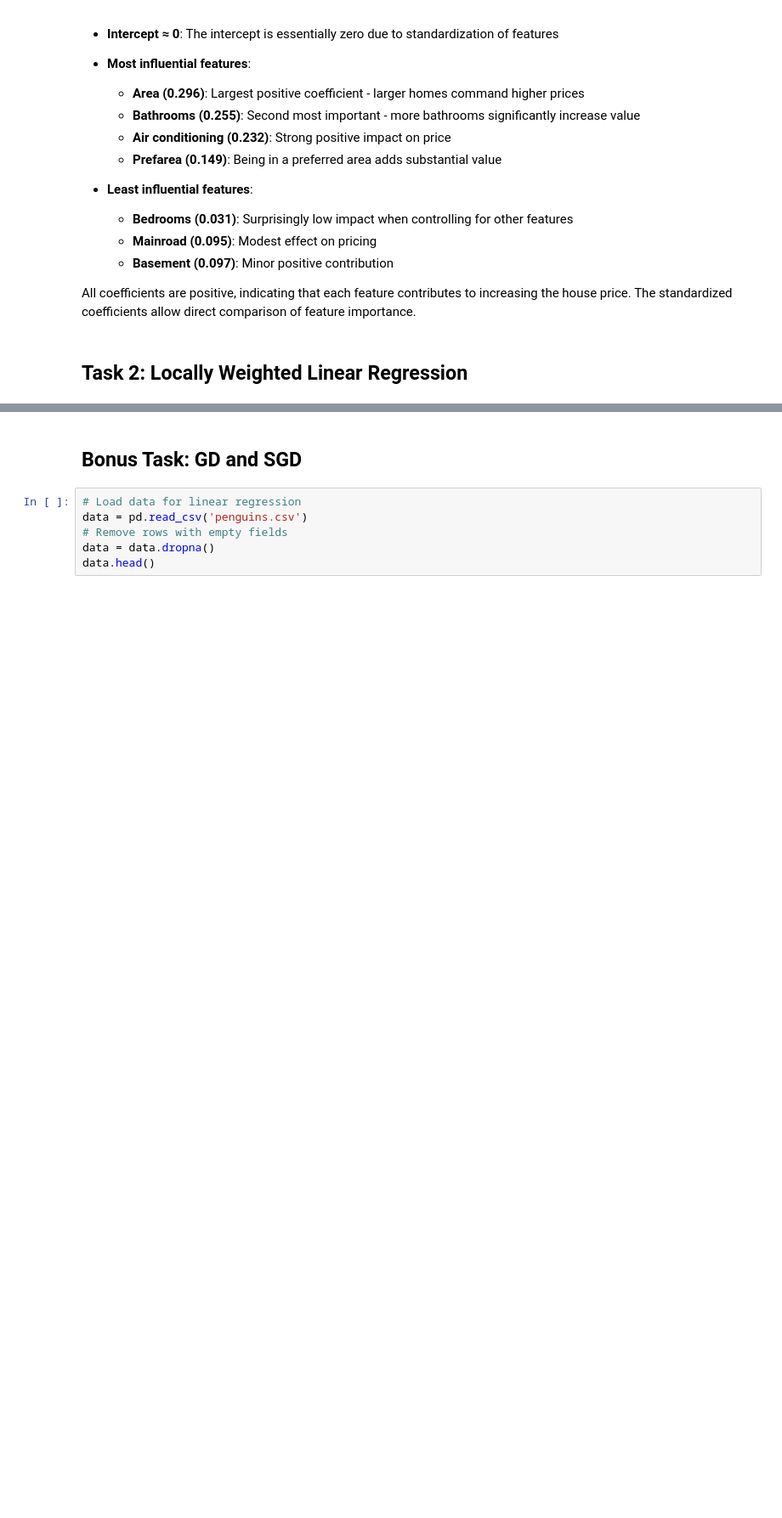
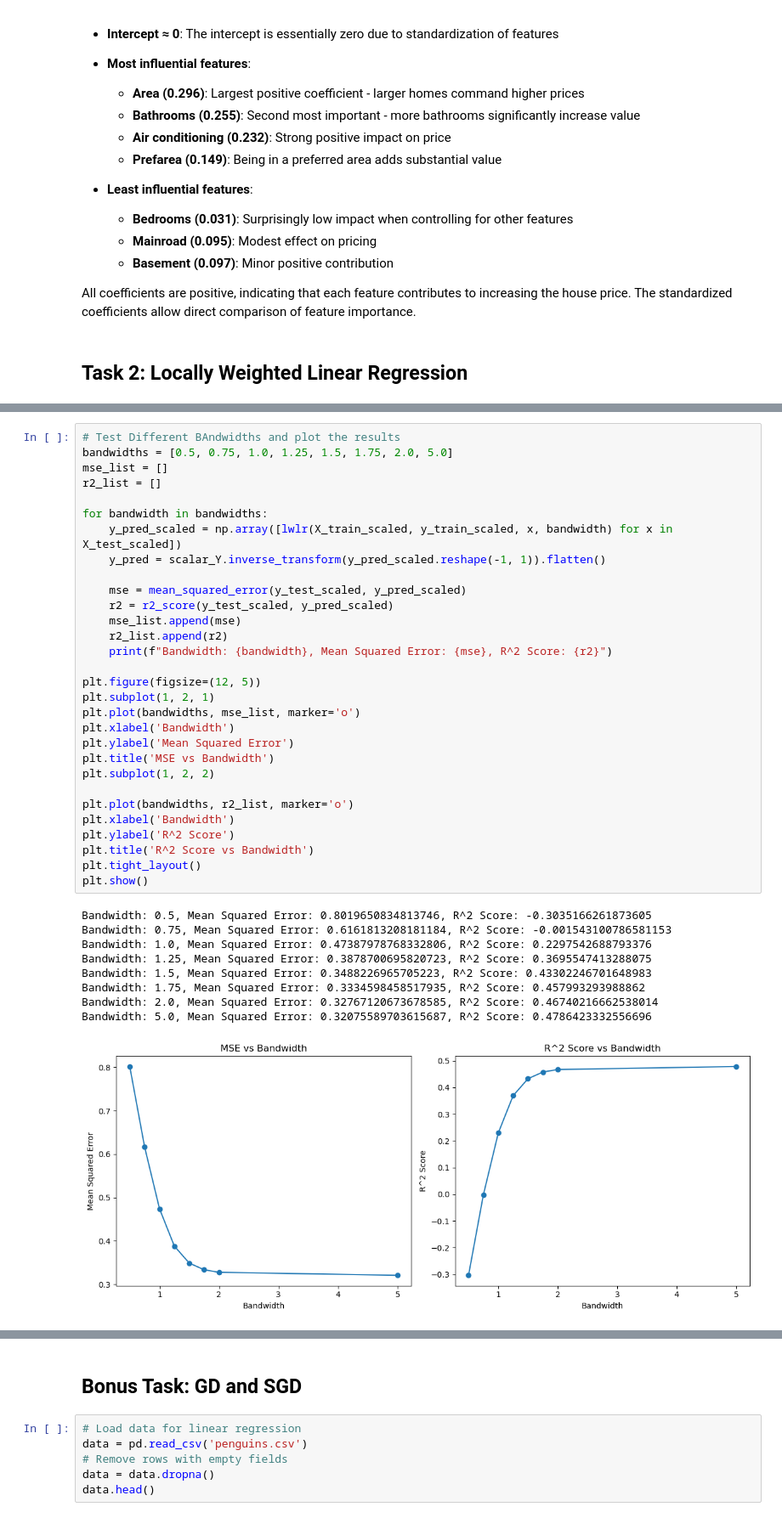
Before and after one commit to tonyechen/TECHIN_513, a Jupyter notebook: lab4/lab 4_starter_code.ipynb, the cells around one changed output, grey strips where cells are left out. Shown at 85% size. Drawn from its saved outputs; the diff is of its cells as text; blank space fills up the shorter version.

```diff
--- a/lab4/lab 4_starter_code.ipynb
+++ b/lab4/lab 4_starter_code.ipynb
@@ -168,0 +211,40 @@ tips.head()
+# %%
+# Test Different BAndwidths and plot the results
+bandwidths = [0.5, 0.75, 1.0, 1.25, 1.5, 1.75, 2.0, 5.0]
+mse_list = []
+r2_list = []
+
+for bandwidth in bandwidths:
+    y_pred_scaled = np.array([lwlr(X_train_scaled, y_train_scaled, x, bandwidth) for x in X_test_scaled])
+    y_pred = scalar_Y.inverse_transform(y_pred_scaled.reshape(-1, 1)).flatten()
+
+    mse = mean_squared_error(y_test_scaled, y_pred_scaled)
+    r2 = r2_score(y_test_scaled, y_pred_scaled)
+    mse_list.append(mse)
+    r2_list.append(r2)
+    print(f"Bandwidth: {bandwidth}, Mean Squared Error: {mse}, R^2 Score: {r2}")
+
+plt.figure(figsize=(12, 5))
+plt.subplot(1, 2, 1)
+plt.plot(bandwidths, mse_list, marker='o')
+plt.xlabel('Bandwidth')
+plt.ylabel('Mean Squared Error')
+plt.title('MSE vs Bandwidth')
+plt.subplot(1, 2, 2)
+
+plt.plot(bandwidths, r2_list, marker='o')
+plt.xlabel('Bandwidth')
+plt.ylabel('R^2 Score')
+plt.title('R^2 Score vs Bandwidth')
+plt.tight_layout()
+plt.show()
+# %% [output]
+Bandwidth: 0.5, Mean Squared Error: 0.8019650834813746, R^2 Score: -0.3035166261873605
+Bandwidth: 0.75, Mean Squared Error: 0.6161813208181184, R^2 Score: -0.001543100786581153
+Bandwidth: 1.0, Mean Squared Error: 0.47387978768332806, R^2 Score: 0.2297542688793376
+Bandwidth: 1.25, Mean Squared Error: 0.3878700695820723, R^2 Score: 0.3695547413288075
+Bandwidth: 1.5, Mean Squared Error: 0.3488226965705223, R^2 Score: 0.43302246701648983
+Bandwidth: 1.75, Mean Squared Error: 0.3334598458517935, R^2 Score: 0.457993293988862
+Bandwidth: 2.0, Mean Squared Error: 0.32767120673678585, R^2 Score: 0.46740216662538014
+Bandwidth: 5.0, Mean Squared Error: 0.32075589703615687, R^2 Score: 0.4786423332556696
+[figure, added]
```
Also changed, not shown: parts of 7 cells of this notebook.
